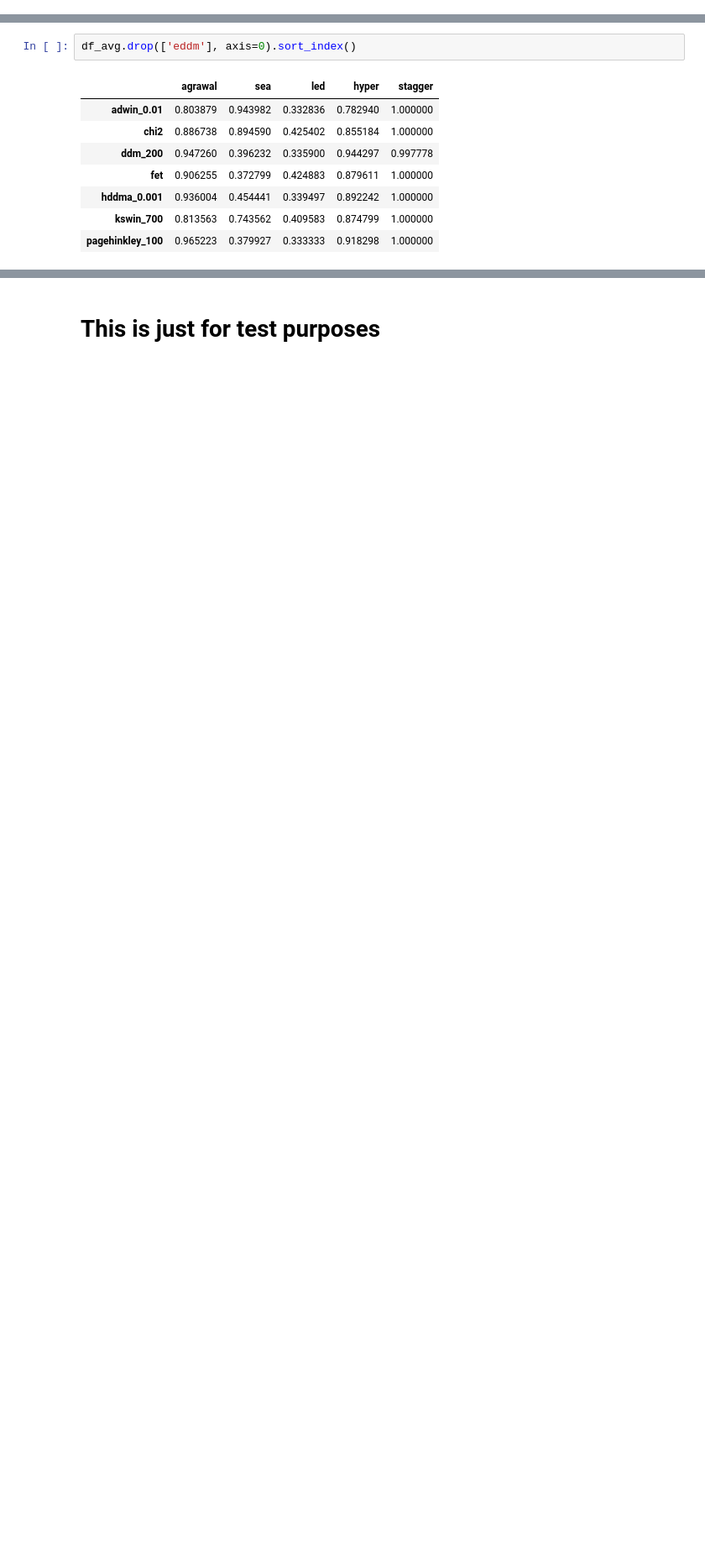
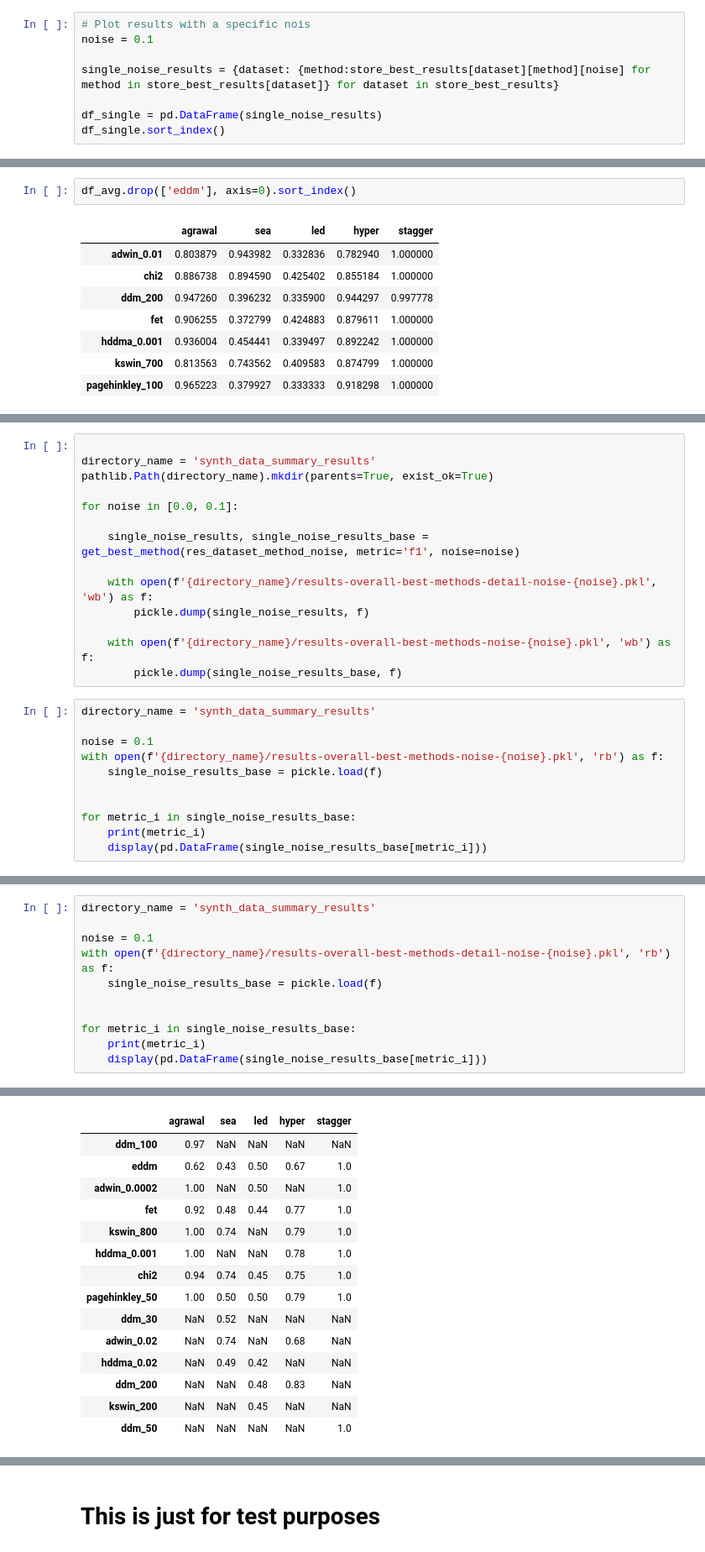
Before and after one commit to fgiobergia/DriftInspector, a Jupyter notebook: src/synth/cds_global_methods.ipynb, the cells around one changed output, grey strips where cells are left out. Shown at 84% size. Saved outputs shown, nothing was run; the diff lists cells and outputs as text; blank space fills up the shorter version.

Commit message:
upd synth

```diff
--- a/src/synth/cds_global_methods.ipynb
+++ b/src/synth/cds_global_methods.ipynb
@@ -629,3 +633,11 @@ df_single.sort_index()
 | hddma_0.001 | 1.000000 | 0.324324 | 0.350312 | 0.919485 | 1.0 |
 | kswin_700 | 1.000000 | 0.690667 | 0.362904 | 0.929655 | 1.0 |
 | pagehinkley_100 | 1.000000 | 0.333333 | 0.333333 | 0.929655 | 1.0 |
+# %%
+# Plot results with a specific nois
+noise = 0.1
+
+single_noise_results = {dataset: {method:store_best_results[dataset][method][noise] for method in store_best_results[dataset]} for dataset in store_best_results}
+
+df_single = pd.DataFrame(single_noise_results)
+df_single.sort_index()
@@ -660,0 +717,25 @@ df_avg.drop(['eddm'], axis=0).sort_index()
+# %%
+
+directory_name = 'synth_data_summary_results'
+pathlib.Path(directory_name).mkdir(parents=True, exist_ok=True)
+
+for noise in [0.0, 0.1]:
+
+    single_noise_results, single_noise_results_base = get_best_method(res_dataset_method_noise, metric='f1', noise=noise)
+
+    with open(f'{directory_name}/results-overall-best-methods-detail-noise-{noise}.pkl', 'wb') as f:
+        pickle.dump(single_noise_results, f)
+
+    with open(f'{directory_name}/results-overall-best-methods-noise-{noise}.pkl', 'wb') as f:
+        pickle.dump(single_noise_results_base, f)
+# %%
+directory_name = 'synth_data_summary_results'
+
+noise = 0.1
+with open(f'{directory_name}/results-overall-best-methods-noise-{noise}.pkl', 'rb') as f:
+    single_noise_results_base = pickle.load(f)
+
+
+for metric_i in single_noise_results_base:
+    print(metric_i)
+    display(pd.DataFrame(single_noise_results_base[metric_i]))
@@ -660,0 +783,12 @@ df_avg.drop(['eddm'], axis=0).sort_index()
+# %%
+directory_name = 'synth_data_summary_results'
+
+noise = 0.1
+with open(f'{directory_name}/results-overall-best-methods-detail-noise-{noise}.pkl', 'rb') as f:
+    single_noise_results_base = pickle.load(f)
+
+
+for metric_i in single_noise_results_base:
+    print(metric_i)
+    display(pd.DataFrame(single_noise_results_base[metric_i]))
+# %% [output]
@@ -660,0 +796,15 @@ df_avg.drop(['eddm'], axis=0).sort_index()
+|  | agrawal | sea | led | hyper | stagger |
+| ddm_100 | 0.97 | NaN | NaN | NaN | NaN |
+| eddm | 0.62 | 0.43 | 0.50 | 0.67 | 1.0 |
+| adwin_0.0002 | 1.00 | NaN | 0.50 | NaN | 1.0 |
+| fet | 0.92 | 0.48 | 0.44 | 0.77 | 1.0 |
+| kswin_800 | 1.00 | 0.74 | NaN | 0.79 | 1.0 |
+| hddma_0.001 | 1.00 | NaN | NaN | 0.78 | 1.0 |
+| chi2 | 0.94 | 0.74 | 0.45 | 0.75 | 1.0 |
+| pagehinkley_50 | 1.00 | 0.50 | 0.50 | 0.79 | 1.0 |
+| ddm_30 | NaN | 0.52 | NaN | NaN | NaN |
+| adwin_0.02 | NaN | 0.74 | NaN | 0.68 | NaN |
+| hddma_0.02 | NaN | 0.49 | 0.42 | NaN | NaN |
+| ddm_200 | NaN | NaN | 0.48 | 0.83 | NaN |
+| kswin_200 | NaN | NaN | 0.45 | NaN | NaN |
+| ddm_50 | NaN | NaN | NaN | NaN | 1.0 |
```
Also changed, not shown: parts of 28 cells of this notebook, 2 other files.
